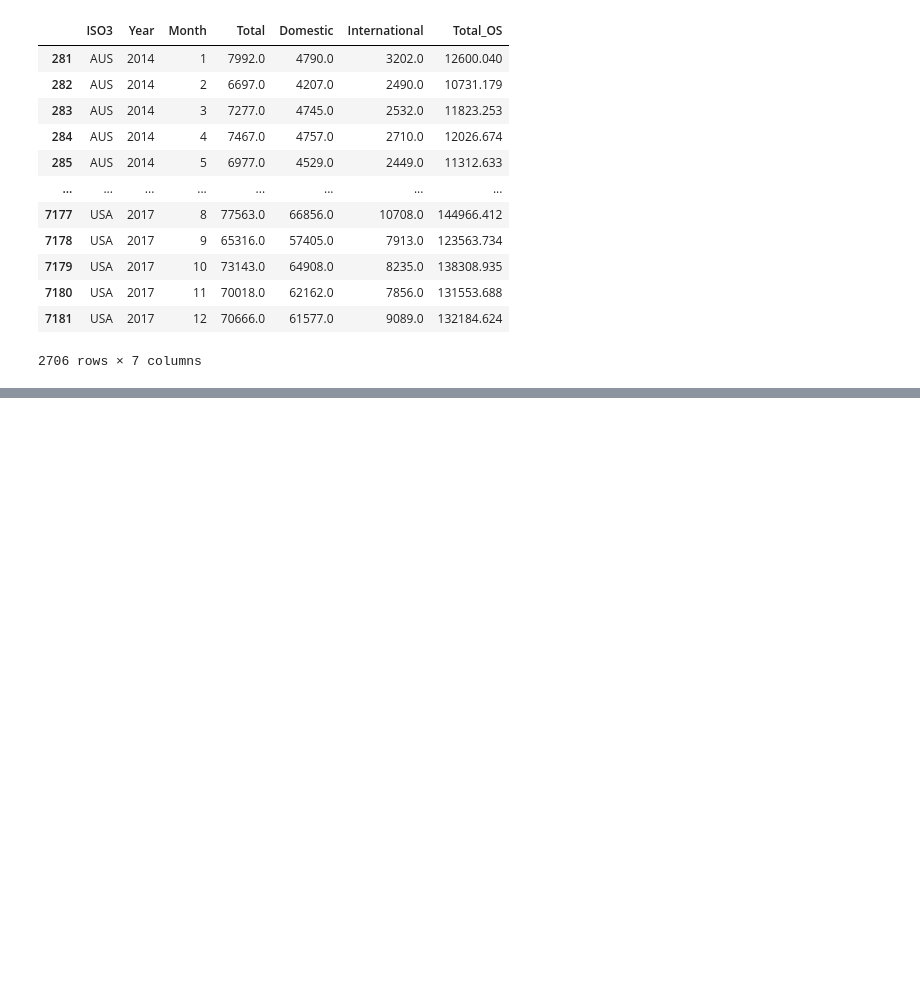
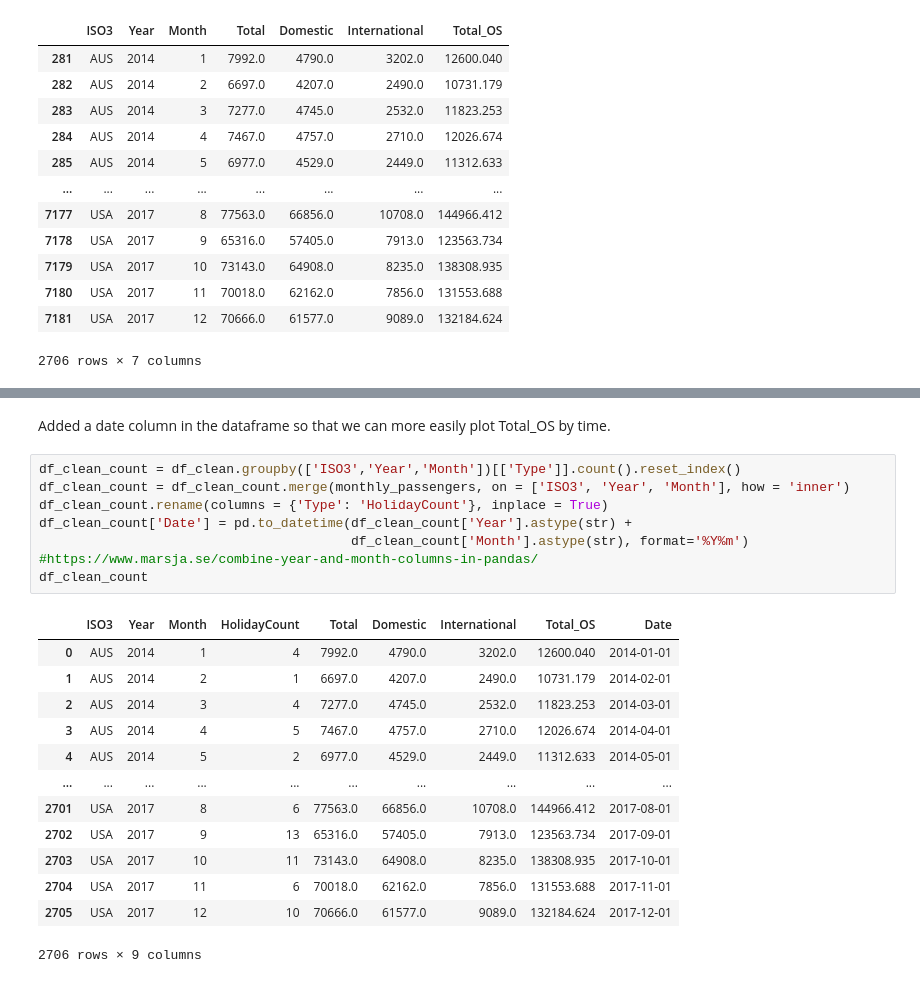
Before and after one commit to despoileralert/DSA2101-Project, a Jupyter notebook: notebooks/data_exploration.ipynb, the cells around one changed output, grey strips where cells are left out. Drawn from its saved outputs; the diff is of its cells as text; blank space fills up the shorter version.

```diff
--- a/notebooks/data_exploration.ipynb
+++ b/notebooks/data_exploration.ipynb
@@ -71,0 +101,23 @@ df_clean
+# %% [markdown]
+Added a date column in the dataframe so that we can more easily plot Total_OS by time.
+# %%
+df_clean_count = df_clean.groupby(['ISO3','Year','Month'])[['Type']].count().reset_index()
+df_clean_count = df_clean_count.merge(monthly_passengers, on = ['ISO3', 'Year', 'Month'], how = 'inner')
+df_clean_count.rename(columns = {'Type': 'HolidayCount'}, inplace = True)
+df_clean_count['Date'] = pd.to_datetime(df_clean_count['Year'].astype(str) +
+                                        df_clean_count['Month'].astype(str), format='%Y%m') #https://www.marsja.se/combine-year-and-month-columns-in-pandas/
+df_clean_count
+# %% [output]
+|  | ISO3 | Year | Month | HolidayCount | Total | Domestic | International | Total_OS | Date |
+| 0 | AUS | 2014 | 1 | 4 | 7992.0 | 4790.0 | 3202.0 | 12600.040 | 2014-01-01 |
+| 1 | AUS | 2014 | 2 | 1 | 6697.0 | 4207.0 | 2490.0 | 10731.179 | 2014-02-01 |
+| 2 | AUS | 2014 | 3 | 4 | 7277.0 | 4745.0 | 2532.0 | 11823.253 | 2014-03-01 |
+| 3 | AUS | 2014 | 4 | 5 | 7467.0 | 4757.0 | 2710.0 | 12026.674 | 2014-04-01 |
+| 4 | AUS | 2014 | 5 | 2 | 6977.0 | 4529.0 | 2449.0 | 11312.633 | 2014-05-01 |
+| ... | ... | ... | ... | ... | ... | ... | ... | ... | ... |
+| 2701 | USA | 2017 | 8 | 6 | 77563.0 | 66856.0 | 10708.0 | 144966.412 | 2017-08-01 |
+| 2702 | USA | 2017 | 9 | 13 | 65316.0 | 57405.0 | 7913.0 | 123563.734 | 2017-09-01 |
+| 2703 | USA | 2017 | 10 | 11 | 73143.0 | 64908.0 | 8235.0 | 138308.935 | 2017-10-01 |
+| 2704 | USA | 2017 | 11 | 6 | 70018.0 | 62162.0 | 7856.0 | 131553.688 | 2017-11-01 |
+| 2705 | USA | 2017 | 12 | 10 | 70666.0 | 61577.0 | 9089.0 | 132184.624 | 2017-12-01 |
+2706 rows × 9 columns
```
Also changed, not shown: parts of 8 cells of this notebook, 1 other file.
